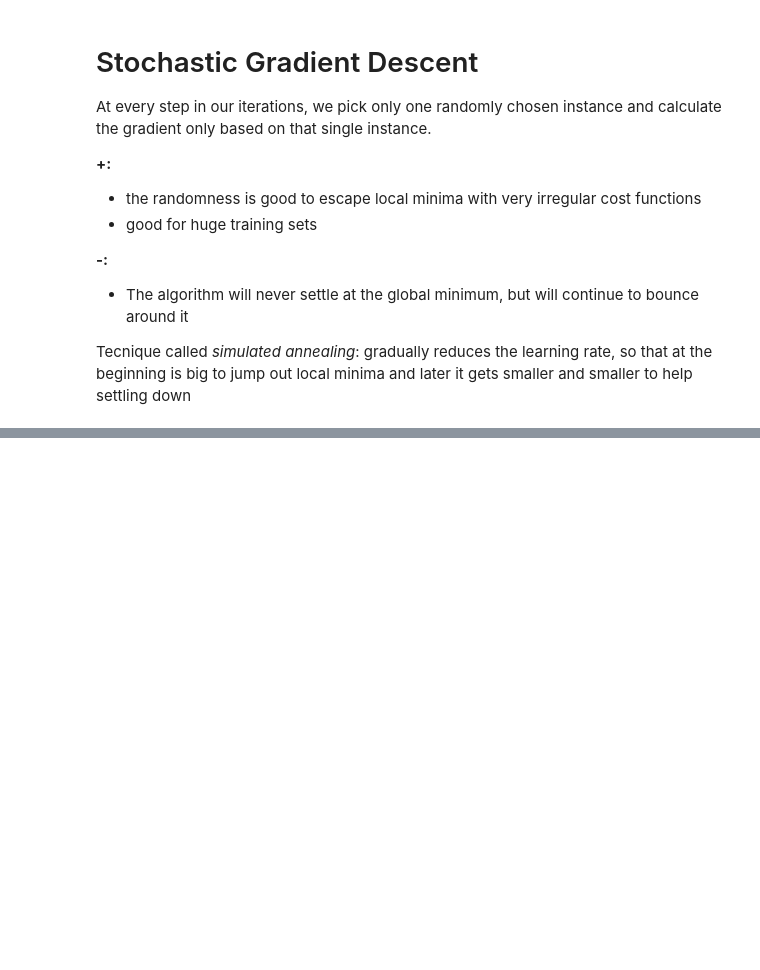
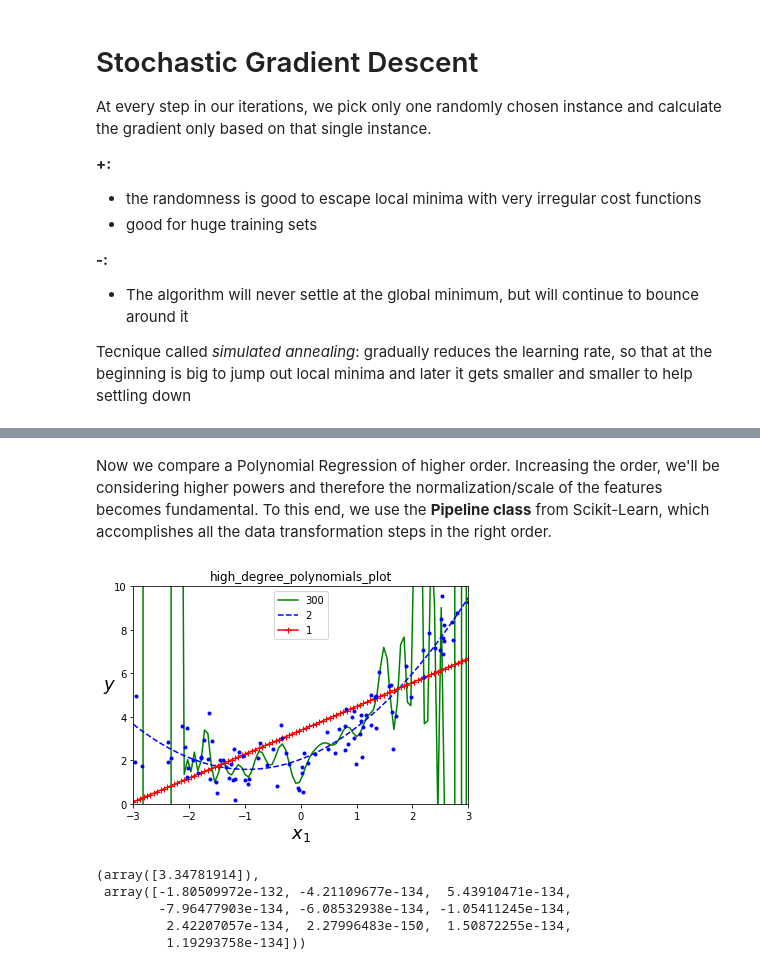
Before and after one commit to ChiaraAlba/Decision-Tree, a Jupyter notebook: practice.ipynb, the cells around one changed output, grey strips where cells are left out. Saved outputs shown, nothing was run; the diff lists cells and outputs as text; code cells hidden in the pictures; blank space fills up the shorter version.

```diff
--- a/practice.ipynb
+++ b/practice.ipynb
@@ -158,0 +224,45 @@ for epoch in range(11):
+# %% [markdown]
+Now we compare a Polynomial Regression of higher order. Increasing the order, we'll be considering higher powers and therefore the normalization/scale of the features becomes fundamental. To this end, we use the **Pipeline class** from Scikit-Learn, which accomplishes all the data transformation steps in the right order.
+# %%
+from sklearn.pipeline import Pipeline
+from sklearn.preprocessing import StandardScaler
+
+X_new=np.linspace(-3, 3, 100).reshape(100, 1)
+
+for style, degree in (('g-', 300), ('b--', 2), ('r-+', 1)):
+  poly_feat = PolynomialFeatures(degree=degree, include_bias=False)
+  std_scaler = StandardScaler()
+  lin_reg = LinearRegression()
+  poly_reg = Pipeline([
+      ("poly_features", poly_feat),
+      ('std_scaler', std_scaler),
+      ('lin_reg', lin_reg)
+  ])
+  poly_reg.fit(X, y)
+  y_new = poly_reg.predict(X_new)
+  plt.plot(X_new, y_new, style, label = str(degree))
+
+plt.plot(X, y, "b.")
+plt.legend(loc=0)
+plt.xlabel("$x_1$", fontsize=18)
+plt.ylabel("$y$", rotation=0, fontsize=18)
+plt.axis([-3, 3, 0, 10])
+plt.title("high_degree_polynomials_plot")
+
+plt.show()
+# %% [output]
+[figure, added]
+# %%
+poly_feat = PolynomialFeatures(degree=300, include_bias=False)
+X_poly = poly_feat.fit_transform(X)
+
+lin_reg = LinearRegression()
+lin_reg.fit(X_poly, y)
+
+lin_reg.intercept_, lin_reg.coef_[0][:10]
+# %% [output]
+(array([3.34781914]),
+ array([-1.80509972e-132, -4.21109677e-134,  5.43910471e-134,
+        -7.96477903e-134, -6.08532938e-134, -1.05411245e-134,
+         2.42207057e-134,  2.27996483e-150,  1.50872255e-134,
+         1.19293758e-134]))
```
Also changed, not shown: parts of 22 cells of this notebook.
